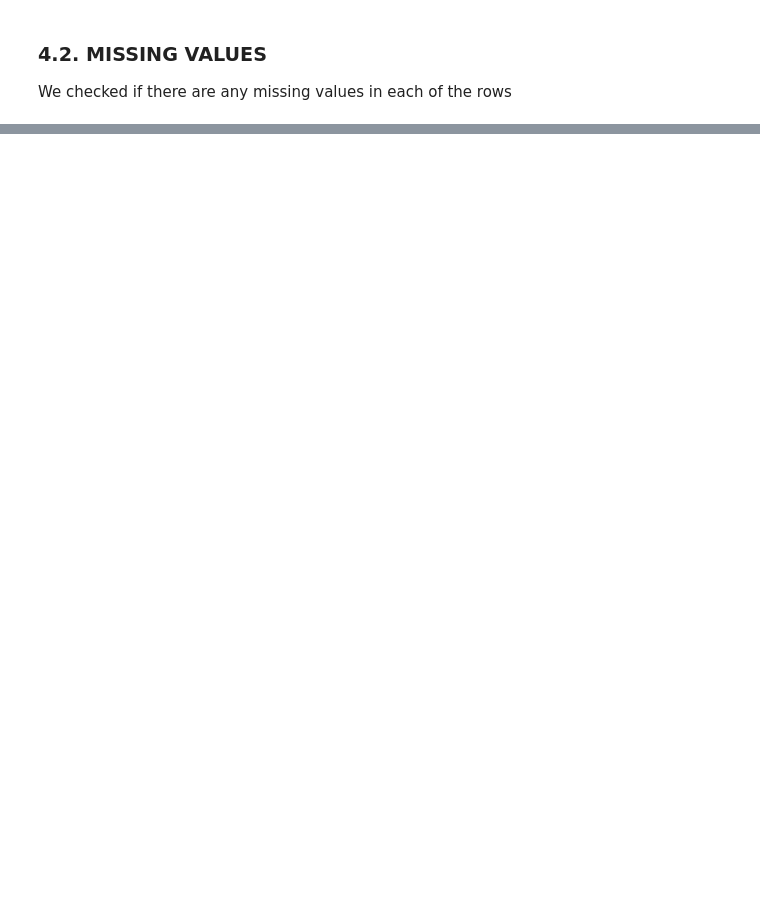
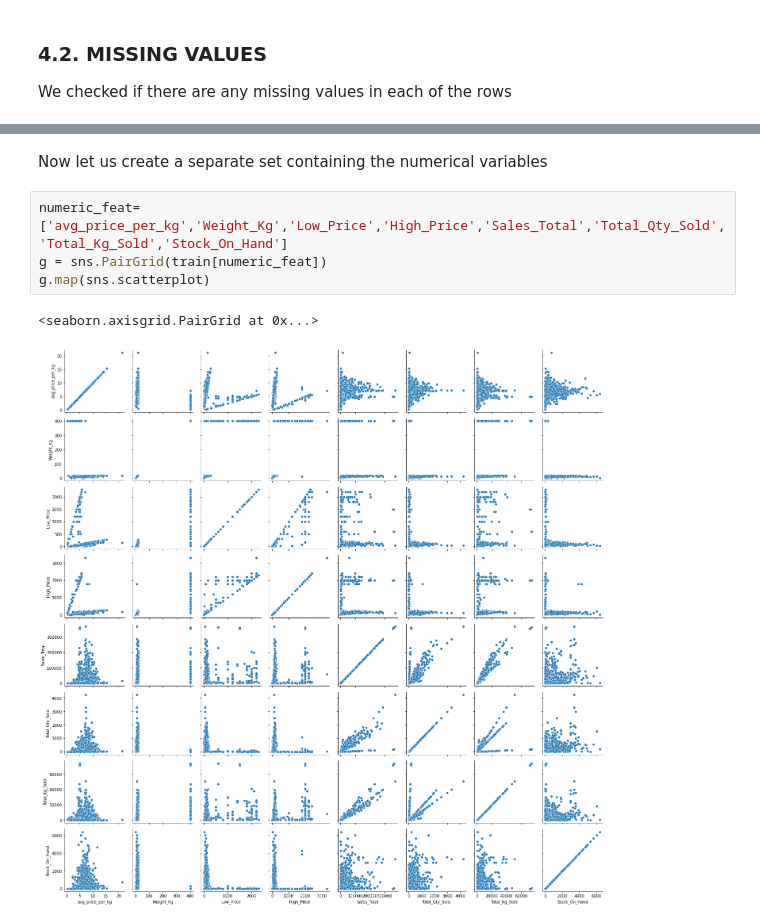
Before and after one commit to nkonyanihlulani/Team_7_regression, a Jupyter notebook: team_7.ipynb, the cells around one changed output, grey strips where cells are left out. Saved outputs shown, nothing was run; the diff lists cells and outputs as text; blank space fills up the shorter version.

```diff
--- a/team_7.ipynb
+++ b/team_7.ipynb
@@ -102,0 +78,9 @@ train.drop(index_series,inplace=True)
+# %% [markdown]
+Now let us create a separate set containing the numerical variables
+# %%
+numeric_feat=['avg_price_per_kg','Weight_Kg','Low_Price','High_Price','Sales_Total','Total_Qty_Sold','Total_Kg_Sold','Stock_On_Hand']
+g = sns.PairGrid(train[numeric_feat])
+g.map(sns.scatterplot)
+# %% [output]
+<seaborn.axisgrid.PairGrid at 0x...>
+[figure, added]
```
Also changed, not shown: parts of 31 cells of this notebook.
